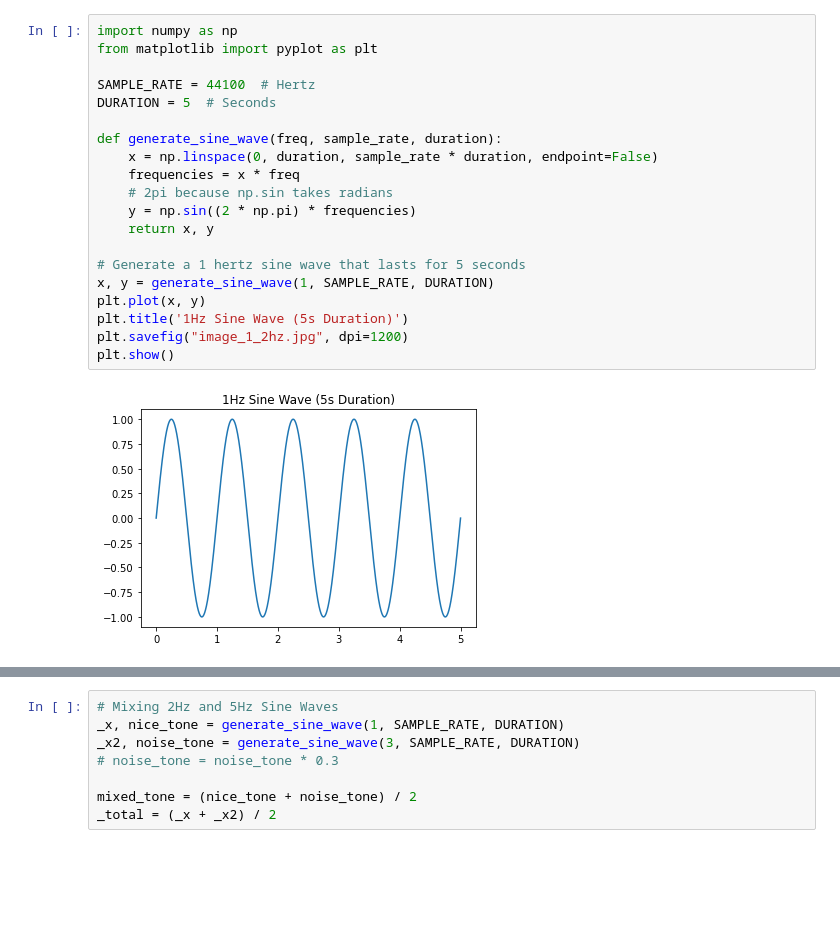
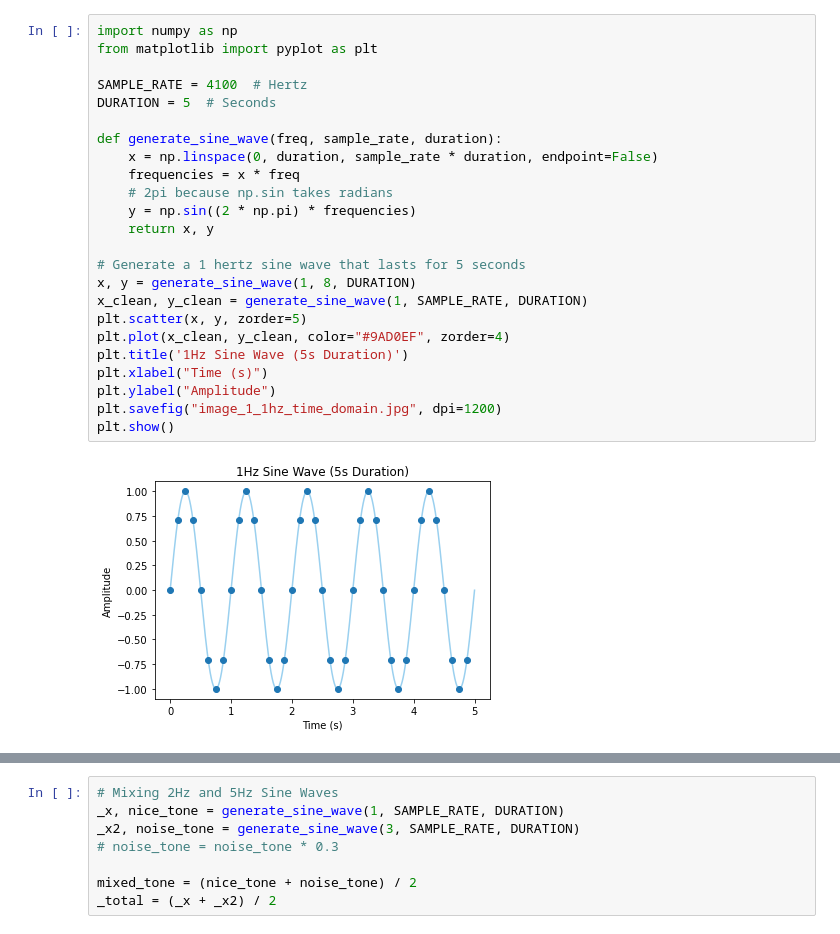
Before and after one commit to bennjii/fourier, a Jupyter notebook: theoretical_fourier.ipynb, the cells around one changed output, grey strips where cells are left out. Cells and saved outputs as stored; diff of their text form; blank space fills up the shorter version.

```diff
--- a/theoretical_fourier.ipynb
+++ b/theoretical_fourier.ipynb
@@ -1,22 +1,26 @@
 # %%
 import numpy as np
 from matplotlib import pyplot as plt
 
-SAMPLE_RATE = 44100  # Hertz
+SAMPLE_RATE = 4100  # Hertz
 DURATION = 5  # Seconds
 
 def generate_sine_wave(freq, sample_rate, duration):
     x = np.linspace(0, duration, sample_rate * duration, endpoint=False)
     frequencies = x * freq
     # 2pi because np.sin takes radians
     y = np.sin((2 * np.pi) * frequencies)
     return x, y
 
 # Generate a 1 hertz sine wave that lasts for 5 seconds
-x, y = generate_sine_wave(1, SAMPLE_RATE, DURATION)
-plt.plot(x, y)
+x, y = generate_sine_wave(1, 8, DURATION)
+x_clean, y_clean = generate_sine_wave(1, SAMPLE_RATE, DURATION)
+plt.scatter(x, y, zorder=5)
+plt.plot(x_clean, y_clean, color="#9AD0EF", zorder=4)
 plt.title('1Hz Sine Wave (5s Duration)')
-plt.savefig("image_1_2hz.jpg", dpi=1200)
+plt.xlabel("Time (s)")
+plt.ylabel("Amplitude")
+plt.savefig("image_1_1hz_time_domain.jpg", dpi=1200)
 plt.show()
 # %% [output]
-[figure, old version]
+[figure, new version]
```
Also changed, not shown: parts of 2 cells of this notebook, 5 other files.
